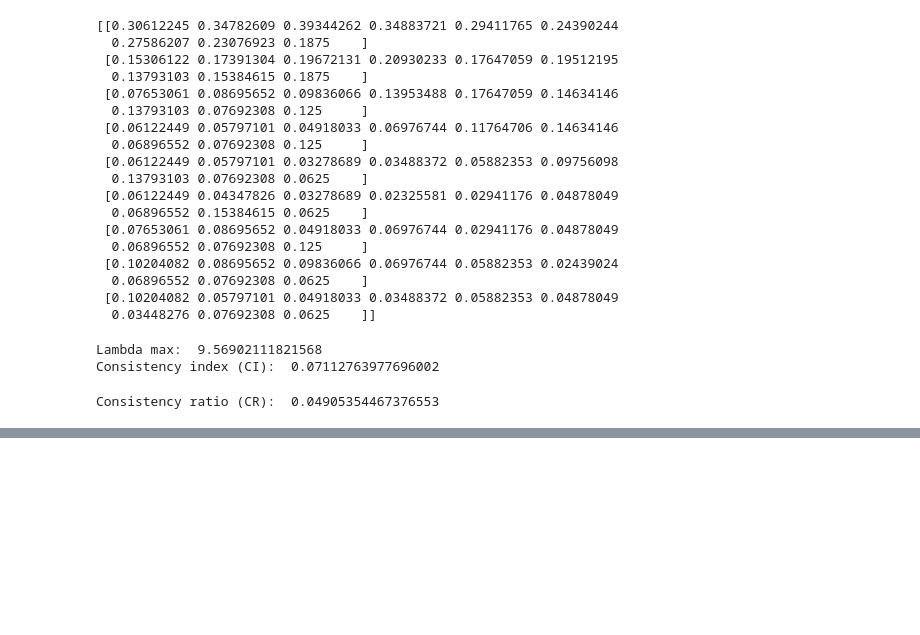
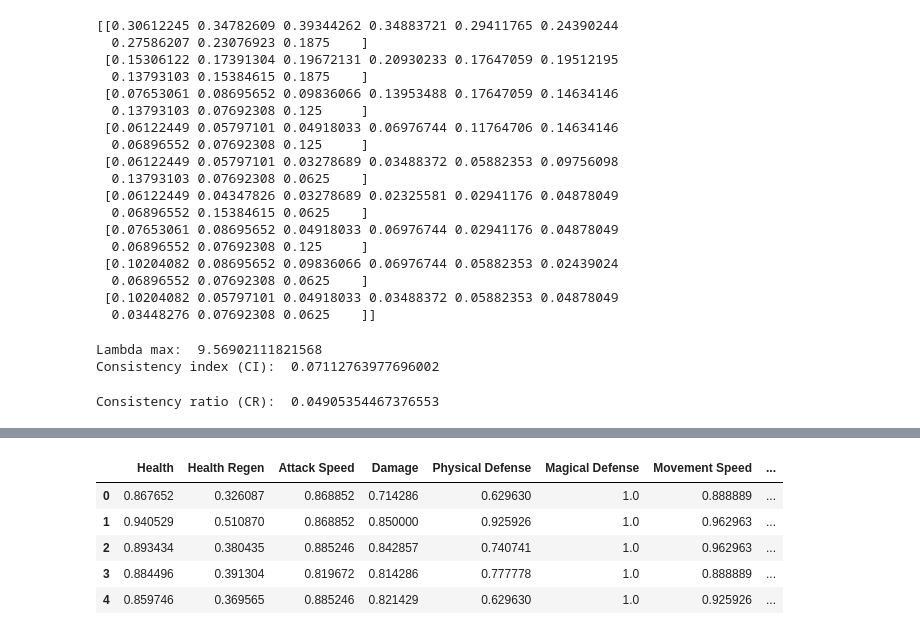
Before and after one commit to rizkiwijanarko/Mobile-Legends-Heroes-Decision-Support-System, a Jupyter notebook: spk_uas.ipynb, the cells around one changed output, grey strips where cells are left out. Cells and saved outputs as stored; diff of their text form; code cells hidden in the pictures; blank space fills up the shorter version.

```diff
--- a/spk_uas.ipynb
+++ b/spk_uas.ipynb
@@ -515,14 +374,0 @@ Cici            0.009828
-# %%
-# Calculate the ranking
-ranking = np.dot(priority_matrix, priority_scale)
-
-# Create a DataFrame with the ranking results
-ranking_df = pd.DataFrame(ranking, index=heroes, columns=['Ranking'])
-
-# Sort the DataFrame by the 'Ranking' column in descending order
-ranking_df_sorted = ranking_df.sort_values(by='Ranking', ascending=False)
-
-# Print the sorted ranking
-pd.set_option('display.max_rows', None)
-print("Ranking Hero (sorted):\n")
-print(ranking_df_sorted)
@@ -546,0 +386,20 @@ Masha           0.006563
+# %%
+# drop hero column
+df.drop(columns=['Hero'], inplace=True)
+# %%
+# Normalize the data
+normalized_df = df.copy()
+for col in normalized_df.columns:
+    if col in ['Price']:
+        normalized_df[col] = normalized_df[col].max() / normalized_df[col]
+    else:
+        normalized_df[col] = normalized_df[col] / normalized_df[col].max()
+# %%
+normalized_df.head()
+# %% [output]
+|  | Health | Health Regen | Attack Speed | Damage | Physical Defense | Magical Defense | Movement Speed | ... |
+| 0 | 0.867652 | 0.326087 | 0.868852 | 0.714286 | 0.629630 | 1.0 | 0.888889 | ... |
+| 1 | 0.940529 | 0.510870 | 0.868852 | 0.850000 | 0.925926 | 1.0 | 0.962963 | ... |
+| 2 | 0.893434 | 0.380435 | 0.885246 | 0.842857 | 0.740741 | 1.0 | 0.962963 | ... |
+| 3 | 0.884496 | 0.391304 | 0.819672 | 0.814286 | 0.777778 | 1.0 | 0.888889 | ... |
+| 4 | 0.859746 | 0.369565 | 0.885246 | 0.821429 | 0.629630 | 1.0 | 0.925926 | ... |
```
Also changed, not shown: parts of 29 cells of this notebook.
